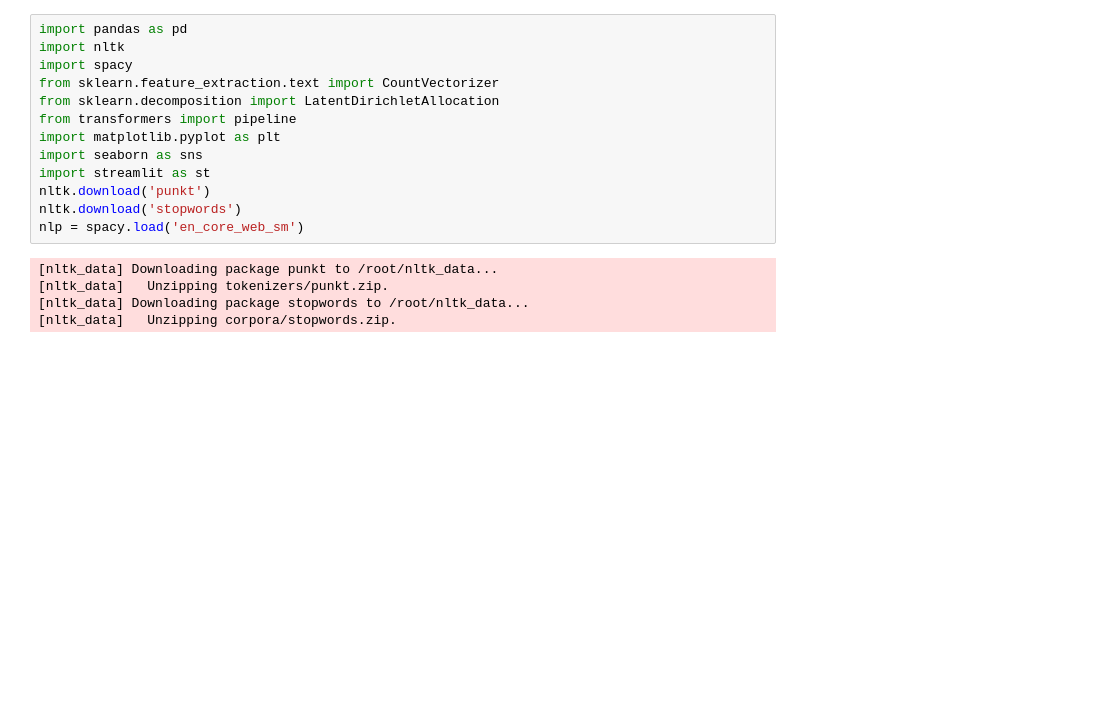
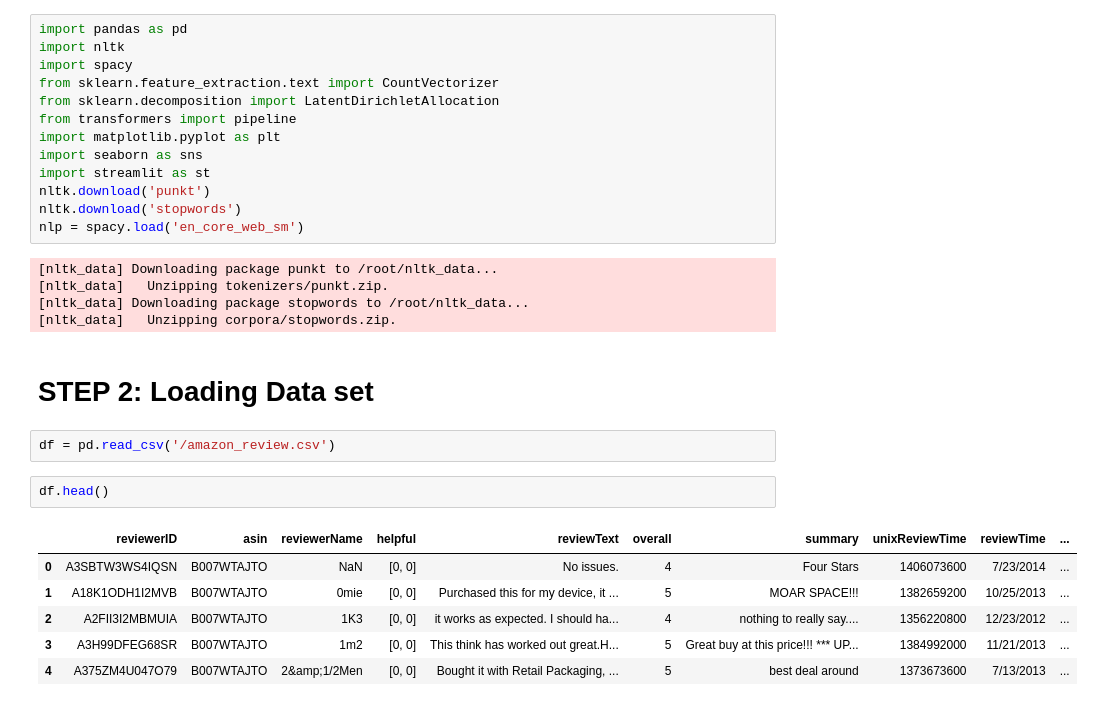
Before and after one commit to GurionRamapoguSajeevan/GenAI-customer-review-sentiment-engine, a Jupyter notebook: GenAI_sentiment_engine.ipynb, the cells around one changed output. Cells and saved outputs as stored; diff of their text form; blank space fills up the shorter version.

Commit message:
Added data loading and preview

```diff
--- a/GenAI_sentiment_engine.ipynb
+++ b/GenAI_sentiment_engine.ipynb
@@ -43,3 +45,16 @@ nlp = spacy.load('en_core_web_sm')
 [nltk_data]   Unzipping tokenizers/punkt.zip.
 [nltk_data] Downloading package stopwords to /root/nltk_data...
 [nltk_data]   Unzipping corpora/stopwords.zip.
+# %% [markdown]
+# STEP 2: Loading Data set
+# %%
+df = pd.read_csv('/amazon_review.csv')
+# %%
+df.head()
+# %% [output]
+|  | reviewerID | asin | reviewerName | helpful | reviewText | overall | summary | unixReviewTime | reviewTime | ... |
+| 0 | A3SBTW3WS4IQSN | B007WTAJTO | NaN | [0, 0] | No issues. | 4 | Four Stars | 1406073600 | 7/23/2014 | ... |
+| 1 | A18K1ODH1I2MVB | B007WTAJTO | 0mie | [0, 0] | Purchased this for my device, it ... | 5 | MOAR SPACE!!! | 1382659200 | 10/25/2013 | ... |
+| 2 | A2FII3I2MBMUIA | B007WTAJTO | 1K3 | [0, 0] | it works as expected. I should ha... | 4 | nothing to really say.... | 1356220800 | 12/23/2012 | ... |
+| 3 | A3H99DFEG68SR | B007WTAJTO | 1m2 | [0, 0] | This think has worked out great.H... | 5 | Great buy at this price!!! *** UP... | 1384992000 | 11/21/2013 | ... |
+| 4 | A375ZM4U047O79 | B007WTAJTO | 2&amp;1/2Men | [0, 0] | Bought it with Retail Packaging, ... | 5 | best deal around | 1373673600 | 7/13/2013 | ... |
```
Also changed, not shown: parts of 6 cells of this notebook.
